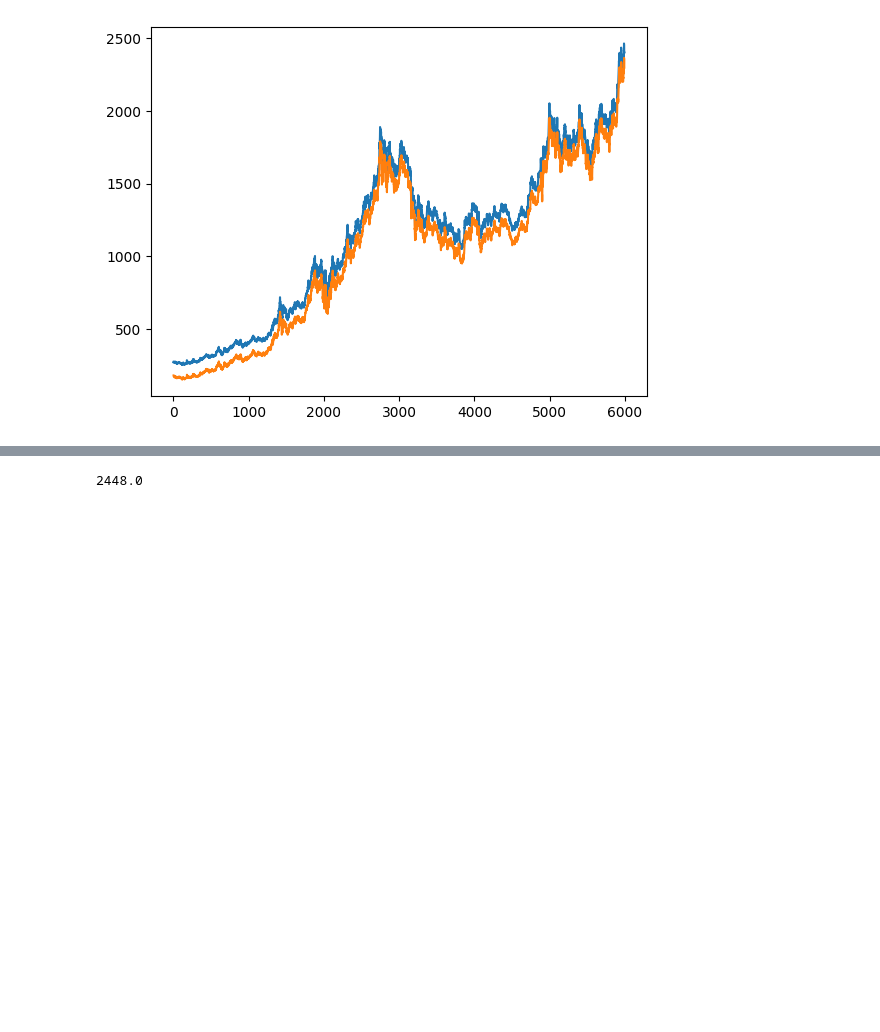
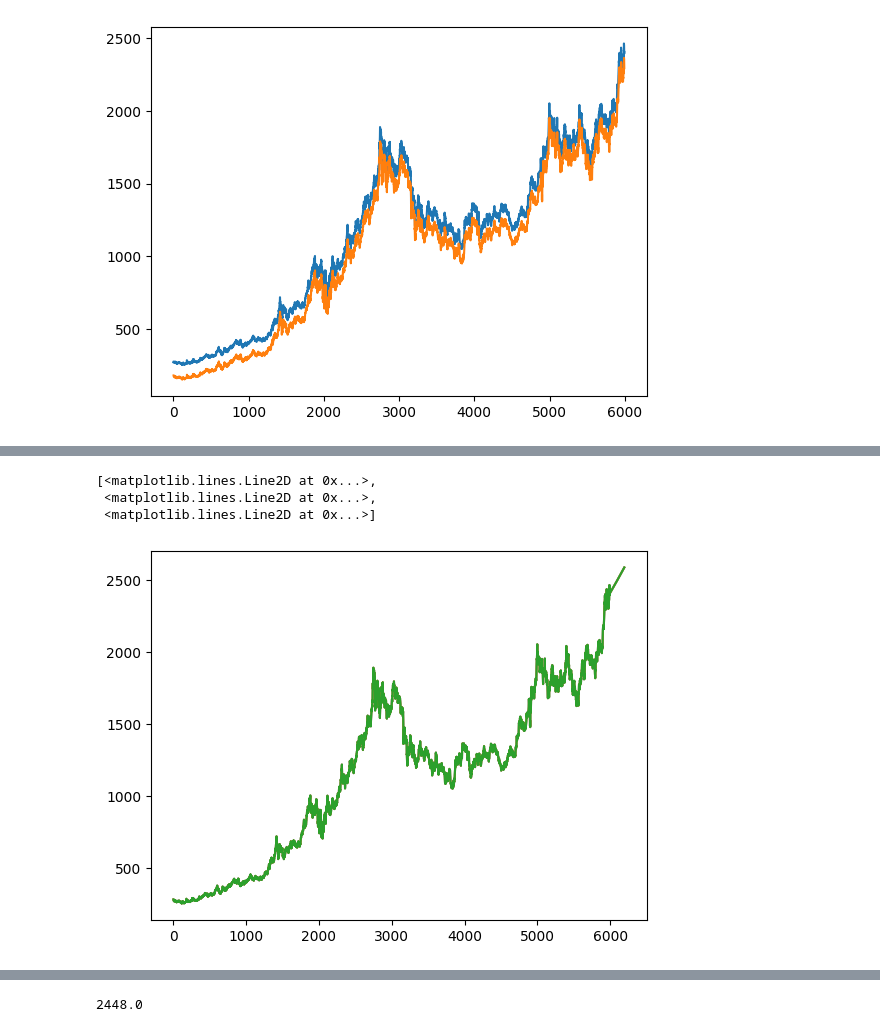
Before and after one commit to bahram3000/all_project, a Jupyter notebook: clean_project/pre_test_my_pakage_func.ipynb, the cells around one changed output, grey strips where cells are left out. Cells and saved outputs as stored; diff of their text form; code cells hidden in the pictures; blank space fills up the shorter version.

```diff
--- a/clean_project/pre_test_my_pakage_func.ipynb
+++ b/clean_project/pre_test_my_pakage_func.ipynb
@@ -899,0 +940,12 @@ plt.plot((bclose - besc1)[-100:])
+# %%
+def exp_boundary_smooth_curve(inp_ser, forward_wlk: int = 1, degree: int = 1):
+    ln = len(inp_ser)
+    out_data_base = np.array([np.nan] * (ln + forward_wlk))
+    out_data_base[:ln] = blind_exp_smooth_curve1d(inp_ser)
+    out_data_base[ln:] = (exp_smooth_predict_final(inp_ser, forward_walk=forward_wlk))[-forward_wlk:]
+    men = numpy.mean(inp_ser[2:] / out_data_base[2:ln])
+    out_data_upper = out_data_base * (men * degree)
+    out_data_lower = out_data_base / (men * degree)
+    return numpy.array([out_data_base, out_data_lower, out_data_lower]).T
+# %%
+ebsc = exp_boundary_smooth_curve(bclose, forward_wlk=200)
@@ -899,0 +972,7 @@ plt.plot((bclose - besc1)[-100:])
+# %%
+plt.plot(ebsc)
+# %% [output]
+[<matplotlib.lines.Line2D at 0x...>,
+ <matplotlib.lines.Line2D at 0x...>,
+ <matplotlib.lines.Line2D at 0x...>]
+[figure, added]
```
Also changed, not shown: parts of 31 cells of this notebook, 1 other file.
